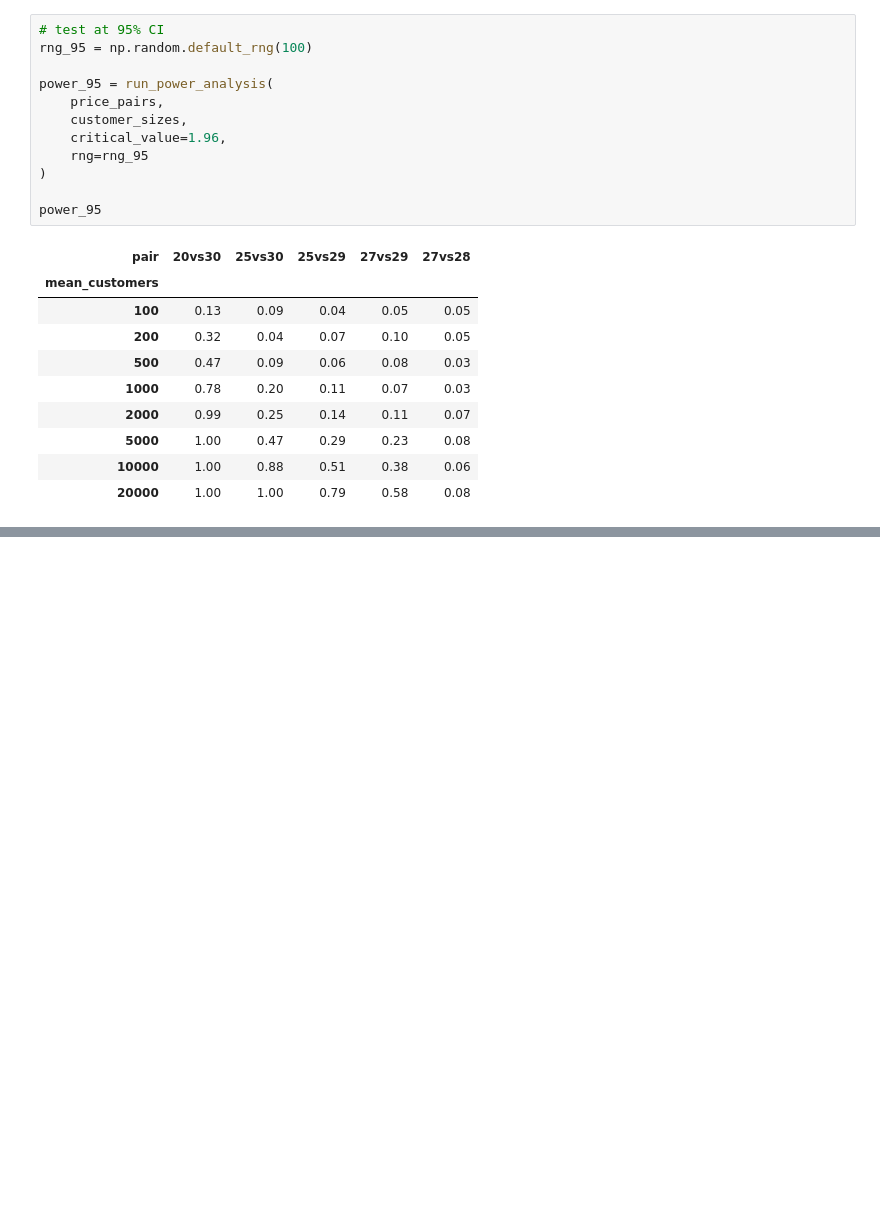
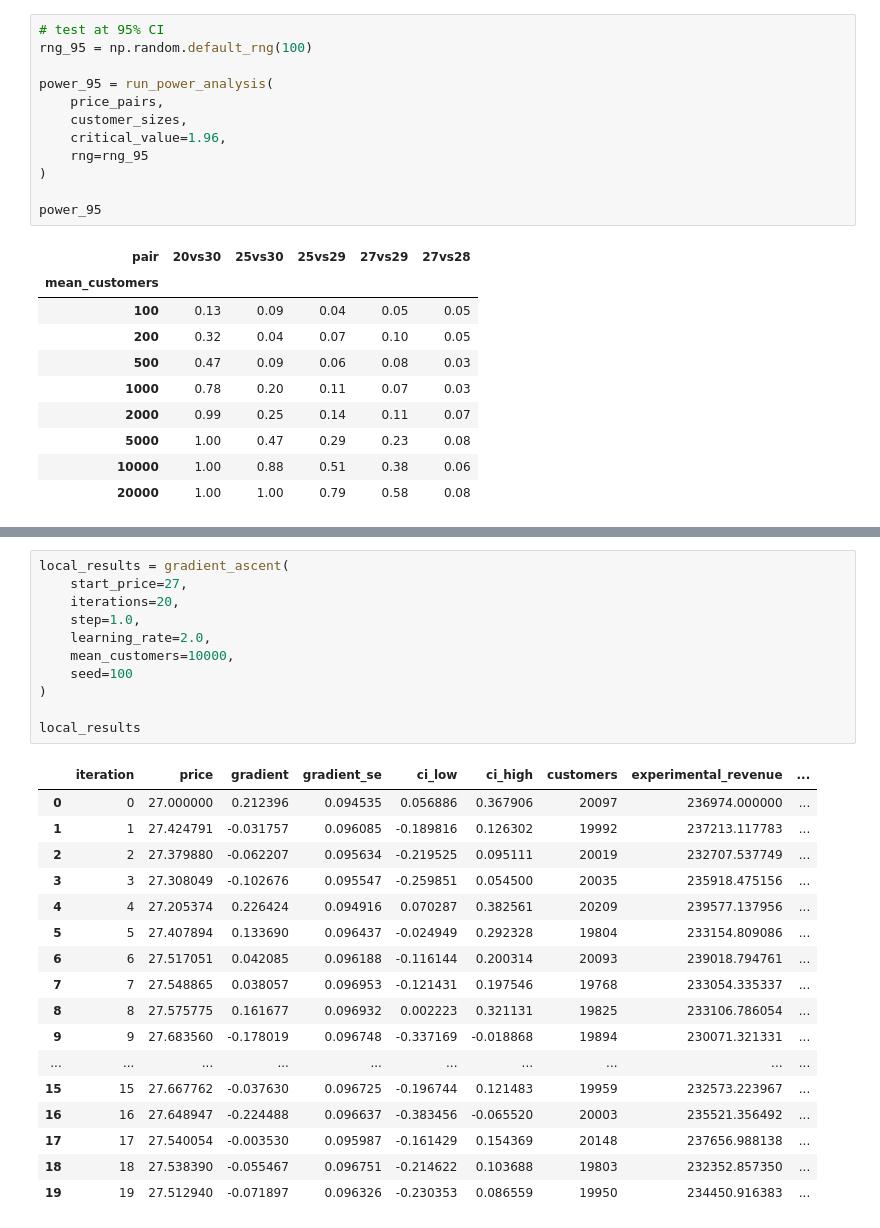
Before and after one commit to ae-phillips/uu_inference, a Jupyter notebook: thr_lab/Lab7.ipynb, the cells around one changed output, grey strips where cells are left out. Cells and saved outputs as stored; diff of their text form; blank space fills up the shorter version.

Commit message:
local search code

```diff
--- a/thr_lab/Lab7.ipynb
+++ b/thr_lab/Lab7.ipynb
@@ -352,0 +450,29 @@ power_95
+# %%
+local_results = gradient_ascent(
+    start_price=27,
+    iterations=20,
+    step=1.0,
+    learning_rate=2.0,
+    mean_customers=10000,
+    seed=100
+)
+
+local_results
+# %% [output]
+|  | iteration | price | gradient | gradient_se | ci_low | ci_high | customers | experimental_revenue | ... |
+| 0 | 0 | 27.000000 | 0.212396 | 0.094535 | 0.056886 | 0.367906 | 20097 | 236974.000000 | ... |
+| 1 | 1 | 27.424791 | -0.031757 | 0.096085 | -0.189816 | 0.126302 | 19992 | 237213.117783 | ... |
+| 2 | 2 | 27.379880 | -0.062207 | 0.095634 | -0.219525 | 0.095111 | 20019 | 232707.537749 | ... |
+| 3 | 3 | 27.308049 | -0.102676 | 0.095547 | -0.259851 | 0.054500 | 20035 | 235918.475156 | ... |
+| 4 | 4 | 27.205374 | 0.226424 | 0.094916 | 0.070287 | 0.382561 | 20209 | 239577.137956 | ... |
+| 5 | 5 | 27.407894 | 0.133690 | 0.096437 | -0.024949 | 0.292328 | 19804 | 233154.809086 | ... |
+| 6 | 6 | 27.517051 | 0.042085 | 0.096188 | -0.116144 | 0.200314 | 20093 | 239018.794761 | ... |
+| 7 | 7 | 27.548865 | 0.038057 | 0.096953 | -0.121431 | 0.197546 | 19768 | 233054.335337 | ... |
+| 8 | 8 | 27.575775 | 0.161677 | 0.096932 | 0.002223 | 0.321131 | 19825 | 233106.786054 | ... |
+| 9 | 9 | 27.683560 | -0.178019 | 0.096748 | -0.337169 | -0.018868 | 19894 | 230071.321331 | ... |
+| ... | ... | ... | ... | ... | ... | ... | ... | ... | ... |
+| 15 | 15 | 27.667762 | -0.037630 | 0.096725 | -0.196744 | 0.121483 | 19959 | 232573.223967 | ... |
+| 16 | 16 | 27.648947 | -0.224488 | 0.096637 | -0.383456 | -0.065520 | 20003 | 235521.356492 | ... |
+| 17 | 17 | 27.540054 | -0.003530 | 0.095987 | -0.161429 | 0.154369 | 20148 | 237656.988138 | ... |
+| 18 | 18 | 27.538390 | -0.055467 | 0.096751 | -0.214622 | 0.103688 | 19803 | 232352.857350 | ... |
+| 19 | 19 | 27.512940 | -0.071897 | 0.096326 | -0.230353 | 0.086559 | 19950 | 234450.916383 | ... |
```
Also changed, not shown: parts of 7 cells of this notebook, 1 other file.
